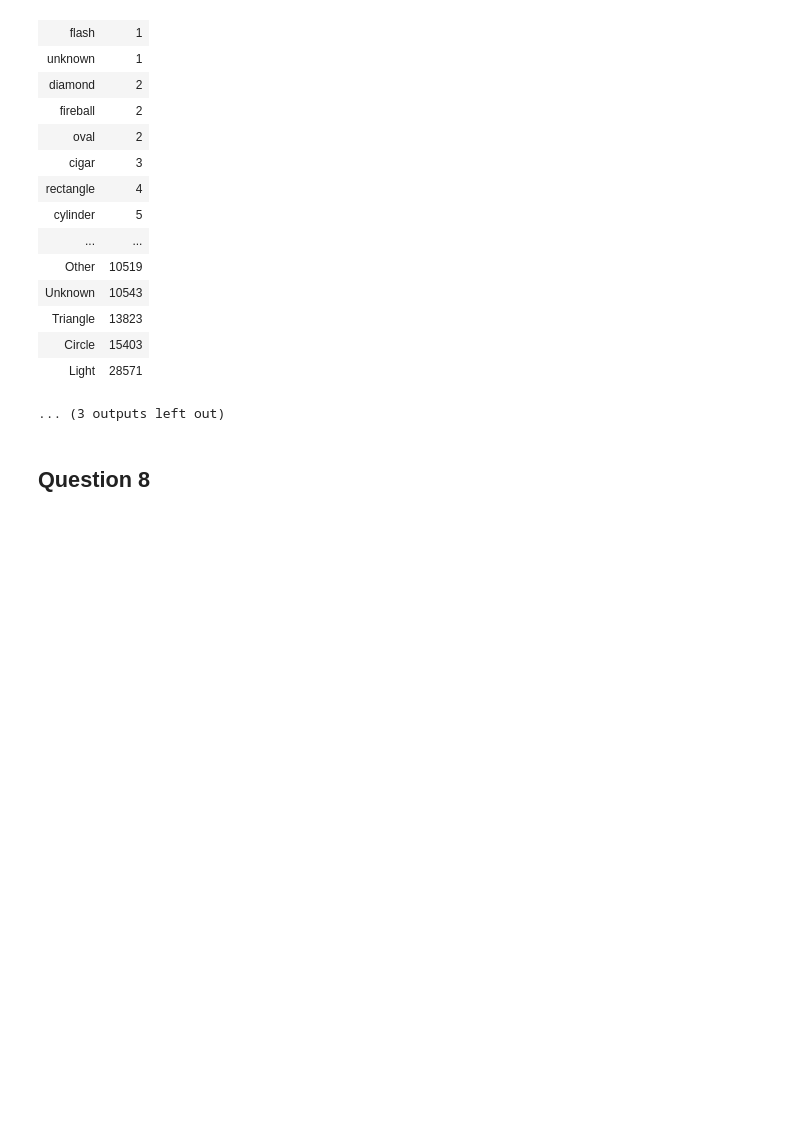
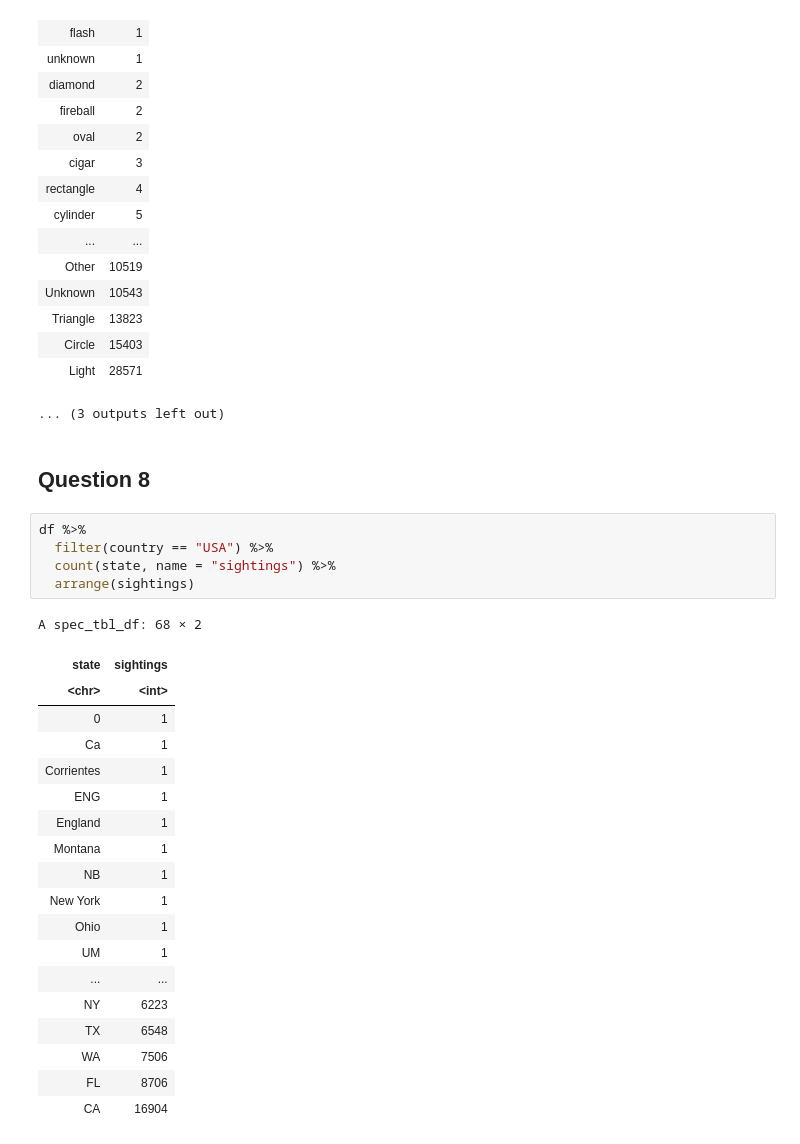
Before and after one commit to tawest2020/taw-bios512, a Jupyter notebook: hw4/HW4.ipynb, the cells around one changed output. Cells and saved outputs as stored; diff of their text form; blank space fills up the shorter version.

```diff
--- a/hw4/HW4.ipynb
+++ b/hw4/HW4.ipynb
@@ -754,6 +734,31 @@ A tibble: 40 × 2
 ... (3 outputs left out)
 # %% [markdown]
 ## Question 8
+# %%
+df %>%
+  filter(country == "USA") %>%
+  count(state, name = "sightings") %>%
+  arrange(sightings)
+# %% [output]
+A spec_tbl_df: 68 × 2
+| state | sightings |
+| <chr> | <int> |
+| 0 | 1 |
+| Ca | 1 |
+| Corrientes | 1 |
+| ENG | 1 |
+| England | 1 |
+| Montana | 1 |
+| NB | 1 |
+| New York | 1 |
+| Ohio | 1 |
+| UM | 1 |
+| ... | ... |
+| NY | 6223 |
+| TX | 6548 |
+| WA | 7506 |
+| FL | 8706 |
+| CA | 16904 |
 # %%
 df %>%
   filter(country == "USA", !is.na(state)) %>%
```
Also changed, not shown: parts of 6 cells of this notebook.
